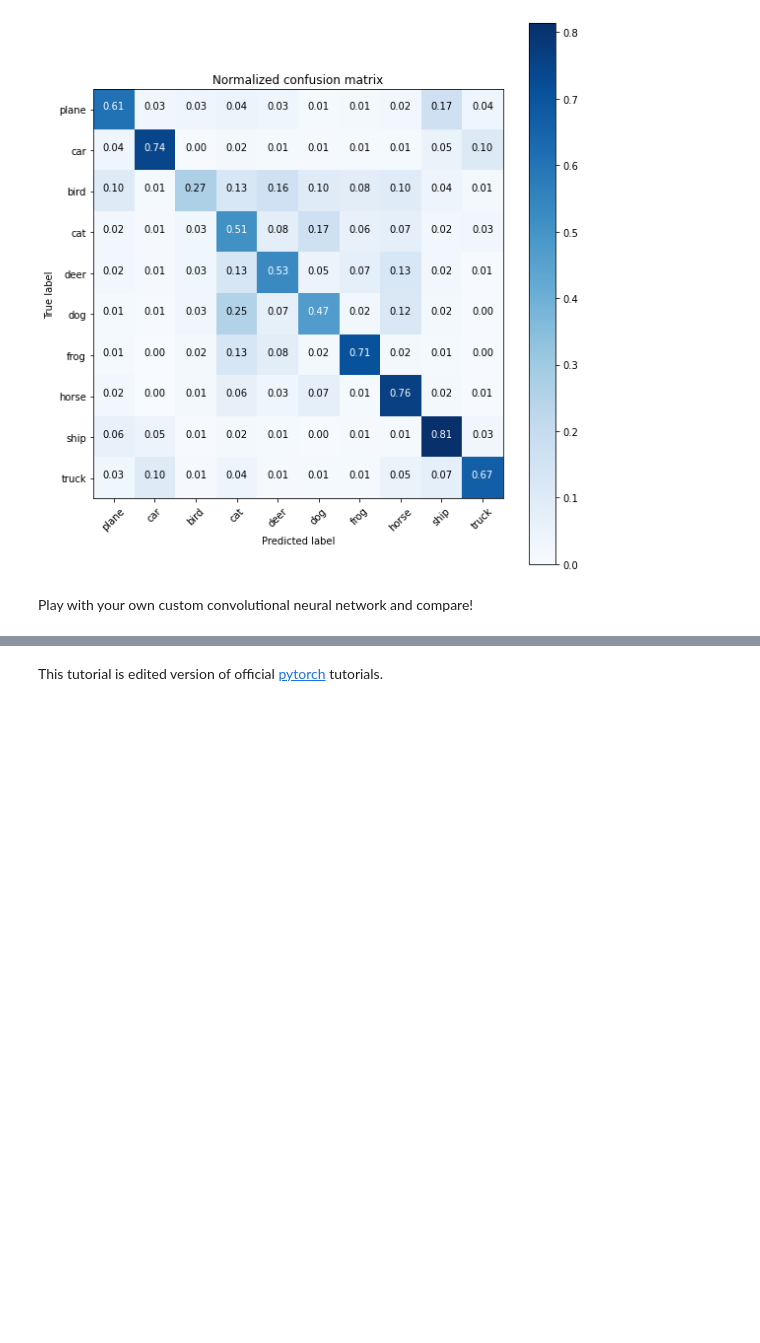
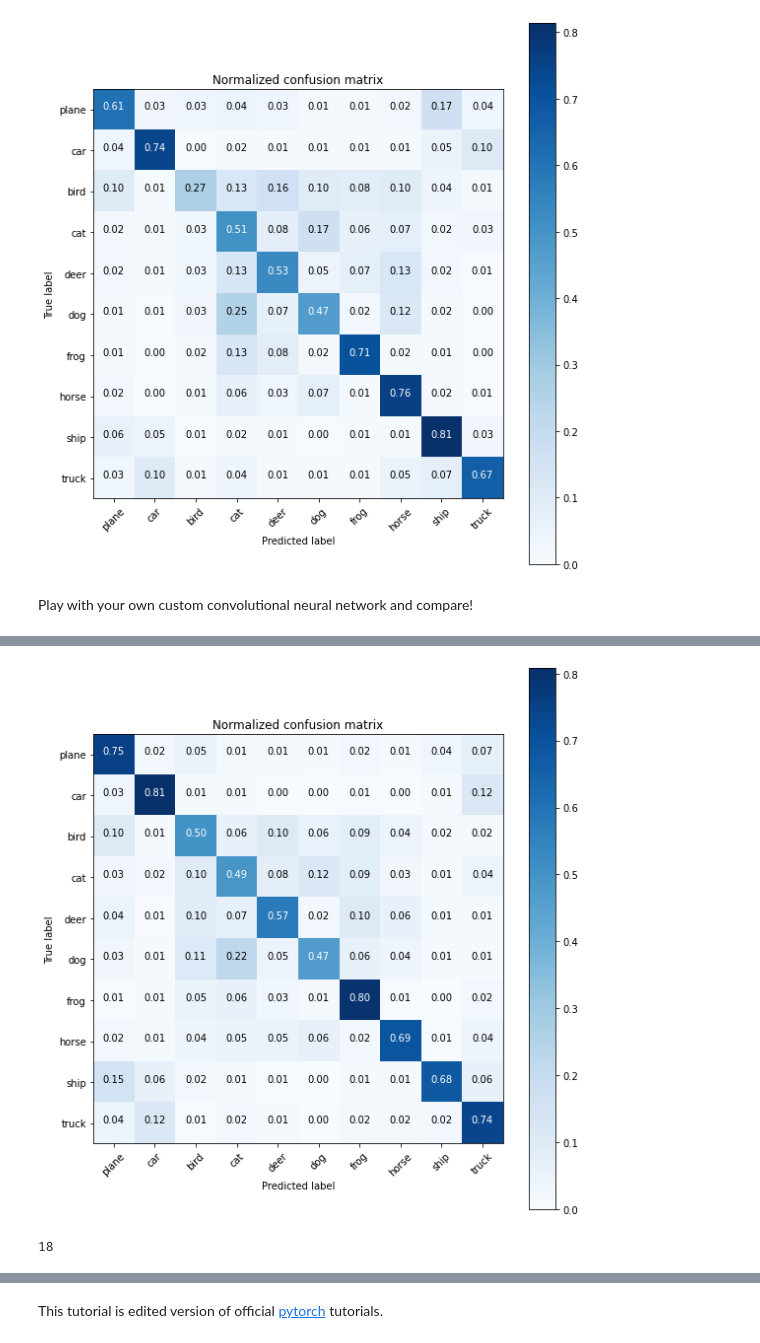
Before and after one commit to mselimata/tutorials, a Jupyter notebook: DL101_part_2_OXML.ipynb, the cells around one changed output, grey strips where cells are left out. Drawn from its saved outputs; the diff is of its cells as text; code cells hidden in the pictures; blank space fills up the shorter version.

```diff
--- a/DL101_part_2_OXML.ipynb
+++ b/DL101_part_2_OXML.ipynb
@@ -614,0 +704,3 @@ Play with your own custom convolutional neural network and compare!
+# %%
+#@title Compute Accuracy Per Class
+confusion_matrix = accuracy_per_class(net)
@@ -615 +719,12 @@ Play with your own custom convolutional neural network and compare!
+# %%
+#@title Plot Confusion Matrix
+plot_confusion_matrix(confusion_matrix, classes, normalize=True,
+                      title='Normalized confusion matrix')
+# %% [output]
+[figure, added]
+# %%
+out_size = get_output_size(in_size=18, kernel_size=3, stride=1, padding=1)
+print(out_size)
+# %% [output]
+18
 # %%
```
Also changed, not shown: parts of 14 cells of this notebook.
